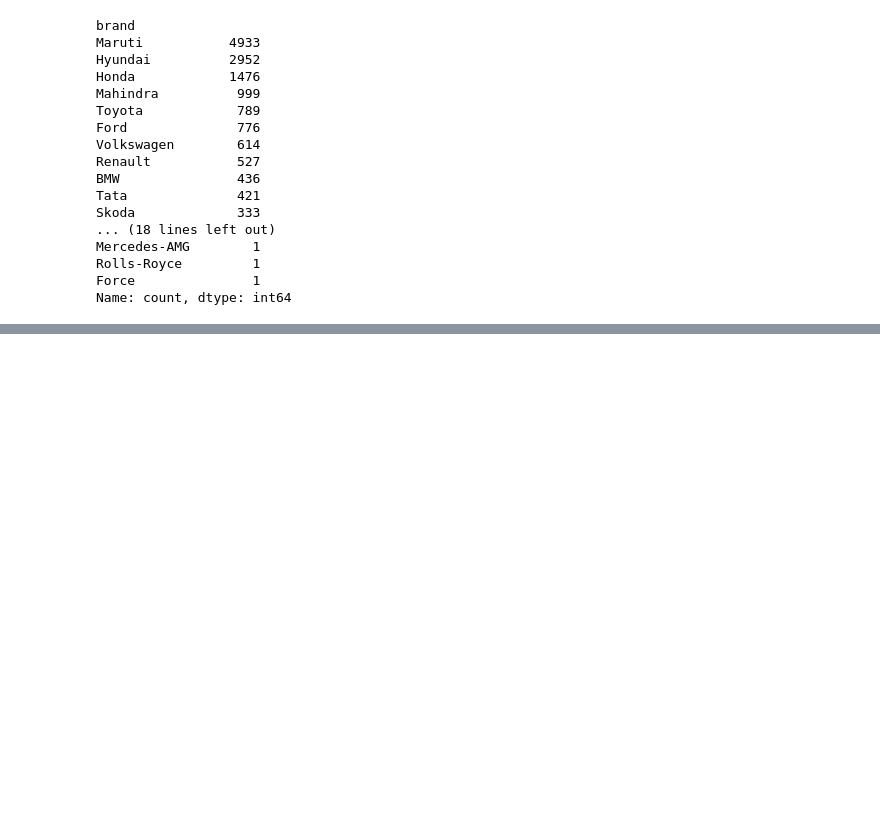
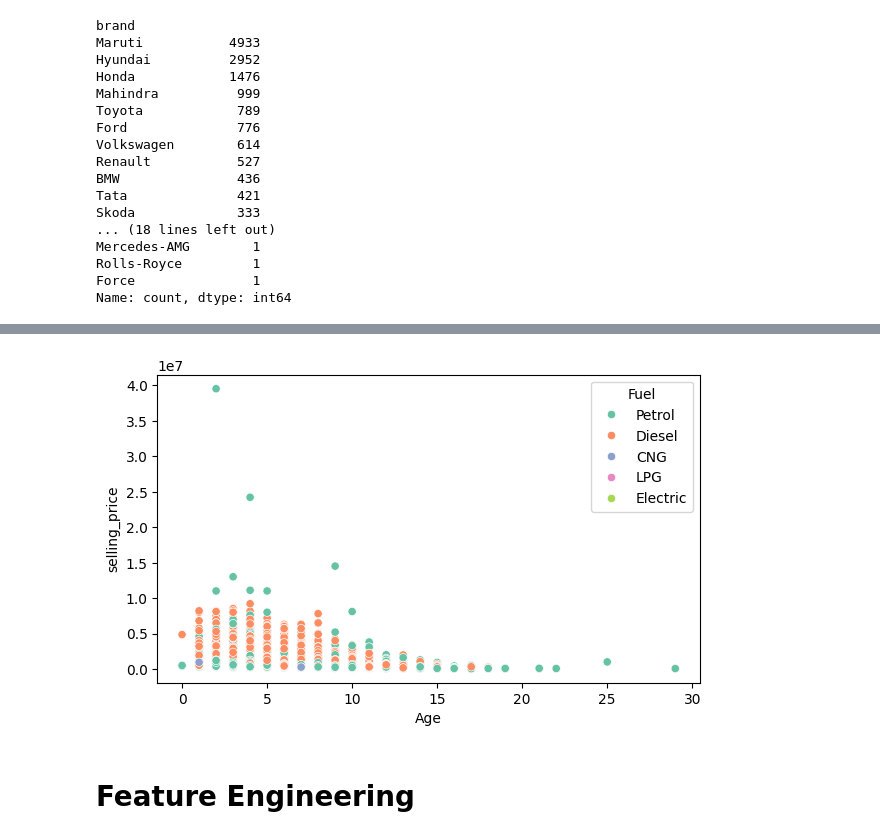
Before and after one commit to akshayyewle/Machine-Learning, a Jupyter notebook: 09 Used Car Price Prediction/Python Notebook.ipynb, the cells around one changed output, grey strips where cells are left out. Saved outputs shown, nothing was run; the diff lists cells and outputs as text; code cells hidden in the pictures; blank space fills up the shorter version.

```diff
--- a/09 Used Car Price Prediction/Python Notebook.ipynb
+++ b/09 Used Car Price Prediction/Python Notebook.ipynb
@@ -174,0 +213,8 @@ plt.show()
+# %%
+plt.figure(figsize=(7,4))
+sns.scatterplot(df,x='Age',y='selling_price',hue='Fuel',palette='Set2')
+plt.show()
+# %% [output]
+[figure, added]
+# %% [markdown]
+# **Feature Engineering**
```
Also changed, not shown: parts of 12 cells of this notebook.
